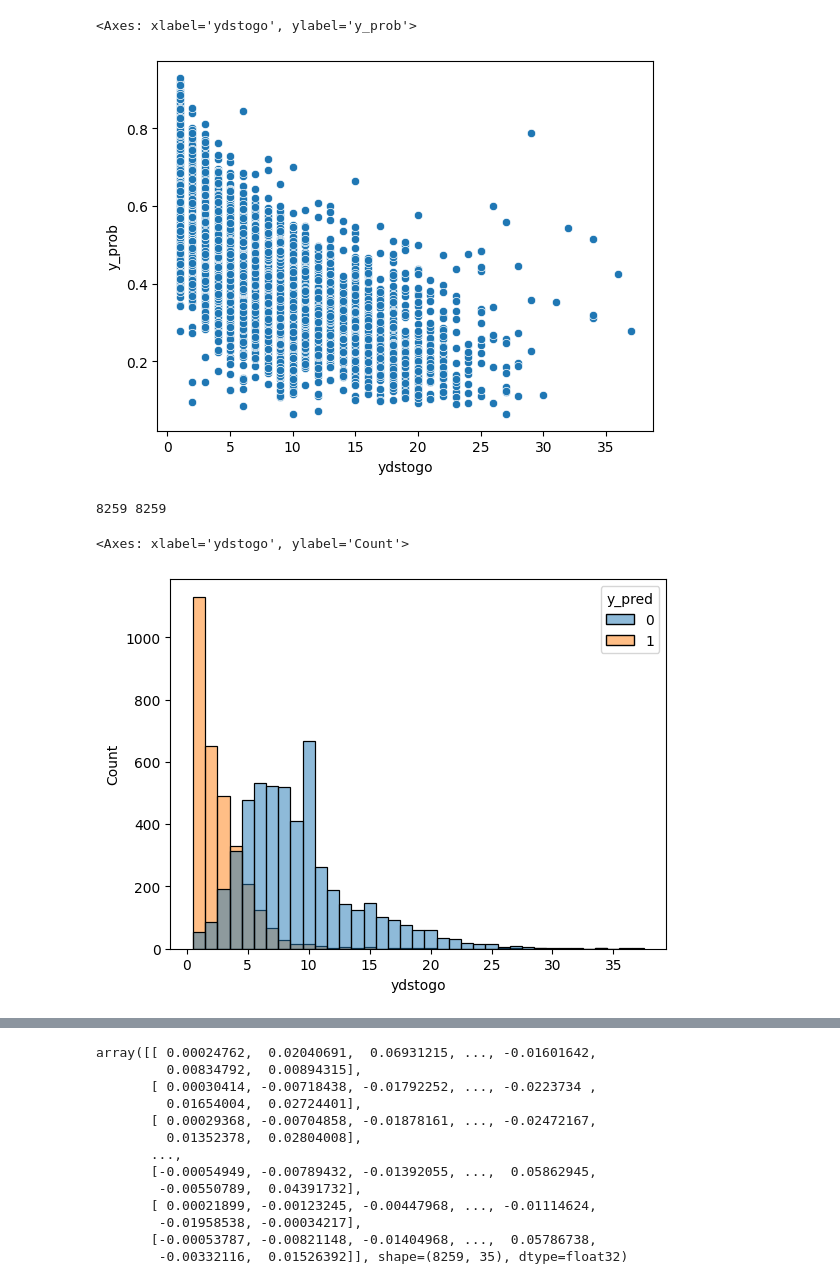
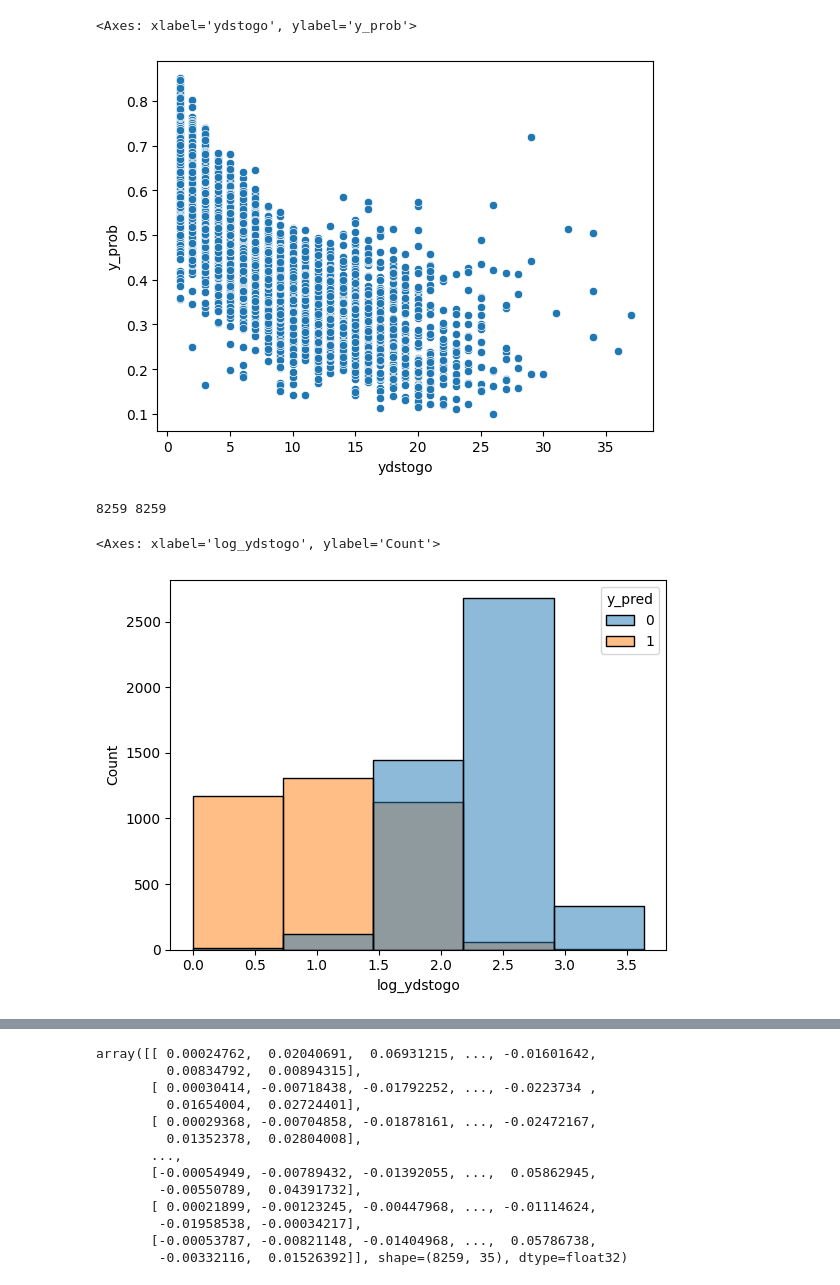
Before and after one commit to colin-seiler/NFL_SuccessWatch, a Jupyter notebook: notebooks/plots.ipynb, the cells around one changed output, grey strips where cells are left out. Cells and saved outputs as stored; diff of their text form; code cells hidden in the pictures.

Commit message:
updated plots notebook

```diff
--- a/notebooks/plots.ipynb
+++ b/notebooks/plots.ipynb
@@ -2,6 +2,7 @@
 import pandas as pd
 import matplotlib.pyplot as plt
 import seaborn as sns
+import numpy as np
 
 preds = '../outputs/predictions/xgboost_optuna_vals.csv'
 test = '../data/processed/processed_all.csv'
@@ -10,8 +11,9 @@ df = pd.read_csv(test)
 supp = pd.read_csv(preds)
 
 df = df[df['season'] == 2023]
-df = df[(df['down'] == 3) | (df['down'] == 4)].reset_index()
-supp.reset_index()
+df = df[(df['down'] == 3) | (df['down'] == 4)]
+df["log_ydstogo"] = np.log1p(df["ydstogo"])
+df["log_yardline_100"] = np.log1p(df["yardline_100"])
 
-data = pd.concat([df, supp], axis=1).drop(columns=['Unnamed: 0'])
+data = df.merge(supp, left_index=True, right_on="orig_index").drop(columns=["Unnamed: 0", "orig_index"])
 # %%
@@ -34,7 +40,7 @@ data
 sns.scatterplot(data=data, x='ydstogo',y='y_prob')
 # %% [output]
 <Axes: xlabel='ydstogo', ylabel='y_prob'>
-[figure, old version]
+[figure, new version]
 # %%
 print(len(data), len(supp))
 # %% [output]
@@ -42,14 +48,16 @@ print(len(data), len(supp))
 # %%
 sns.histplot(
     data=data,
-    x='ydstogo',
-    hue='y_pred',
-    bins=range(1, 17),   # 1–15 (16 makes the last bin edge)
-    discrete=True
+    x="log_ydstogo",
+    hue="y_pred",
+    bins=5,                   # ← EXACT number of bins
+    binrange=(0, data['log_ydstogo'].max()),  # ← locks upper/lower bound
+    multiple="layer",         # ← overlays bars
+    alpha=0.5
 )
 # %% [output]
-<Axes: xlabel='ydstogo', ylabel='Count'>
+<Axes: xlabel='log_ydstogo', ylabel='Count'>
-[figure, old version]
+[figure, new version]
 # %%
 sns.histplot(
     data=data,
```
Also changed, not shown: parts of 9 cells of this notebook.
